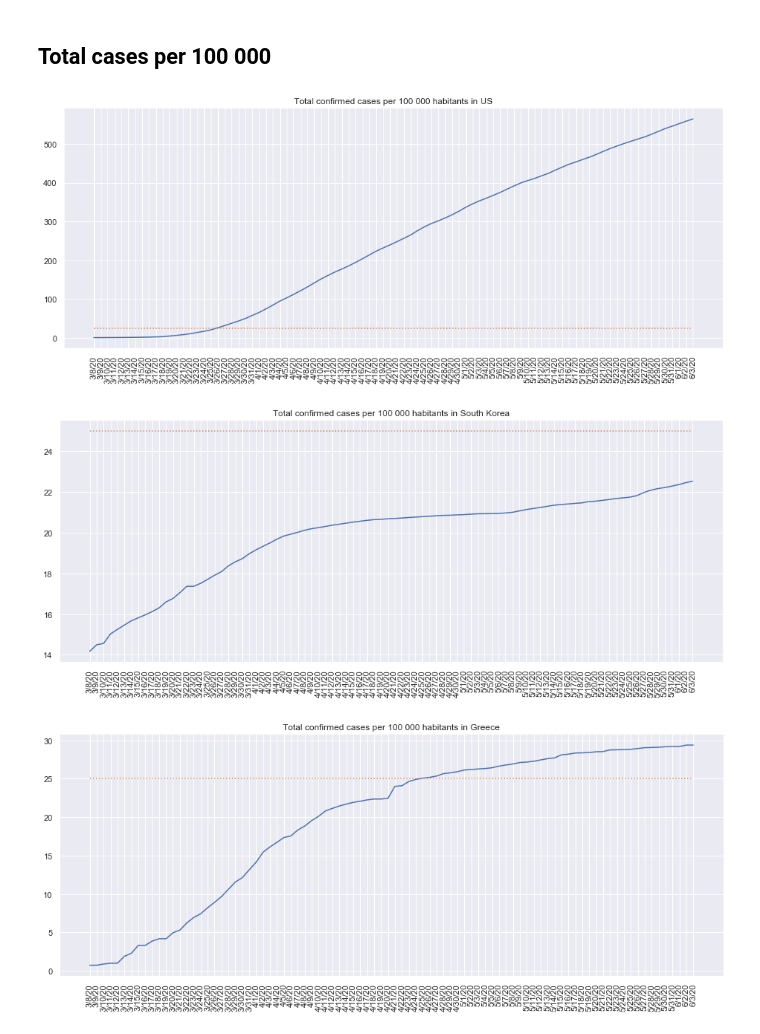
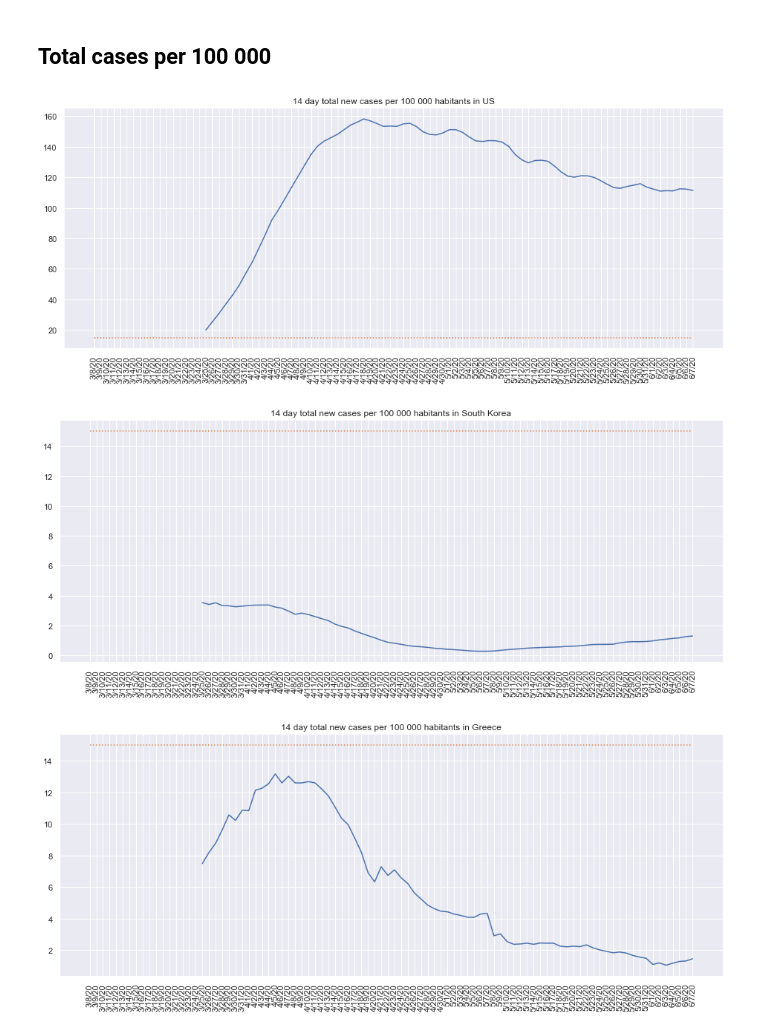
Before and after one commit to IvonaTau/covid19, a Jupyter notebook: _notebooks/2020-03-29-poland.ipynb, the cells around one changed output. Drawn from its saved outputs; the diff is of its cells as text; code cells hidden in the pictures.

```diff
--- a/_notebooks/2020-03-29-poland.ipynb
+++ b/_notebooks/2020-03-29-poland.ipynb
@@ -158,16 +158,16 @@ plot_new_cases_barplot(df, 'Russia', cutoff=30)
 ## Total cases per 100 000
 # %%
 #hide_input
-plot_confirmed_cases_per100(df, 'US', total_population=328000000 ,cutoff=50)
+plot_new_cases_per100(df, 'US', total_population=328000000 ,cutoff=50)
 # %% [output]
-[figure, old version]
+[figure, new version]
 # %%
 #hide_input
-plot_confirmed_cases_per100(df, 'South Korea', total_population=51640000 ,cutoff=50)
+plot_new_cases_per100(df, 'South Korea', total_population=51640000 ,cutoff=50)
 # %% [output]
-[figure, old version]
+[figure, new version]
 # %%
 #hide_input
-plot_confirmed_cases_per100(df, 'Greece', total_population=10000000 ,cutoff=50)
+plot_new_cases_per100(df, 'Greece', total_population=10000000 ,cutoff=50)
 # %% [output]
-[figure, old version]
+[figure, new version]
```
Also changed, not shown: parts of 16 cells of this notebook, 2 other files.
